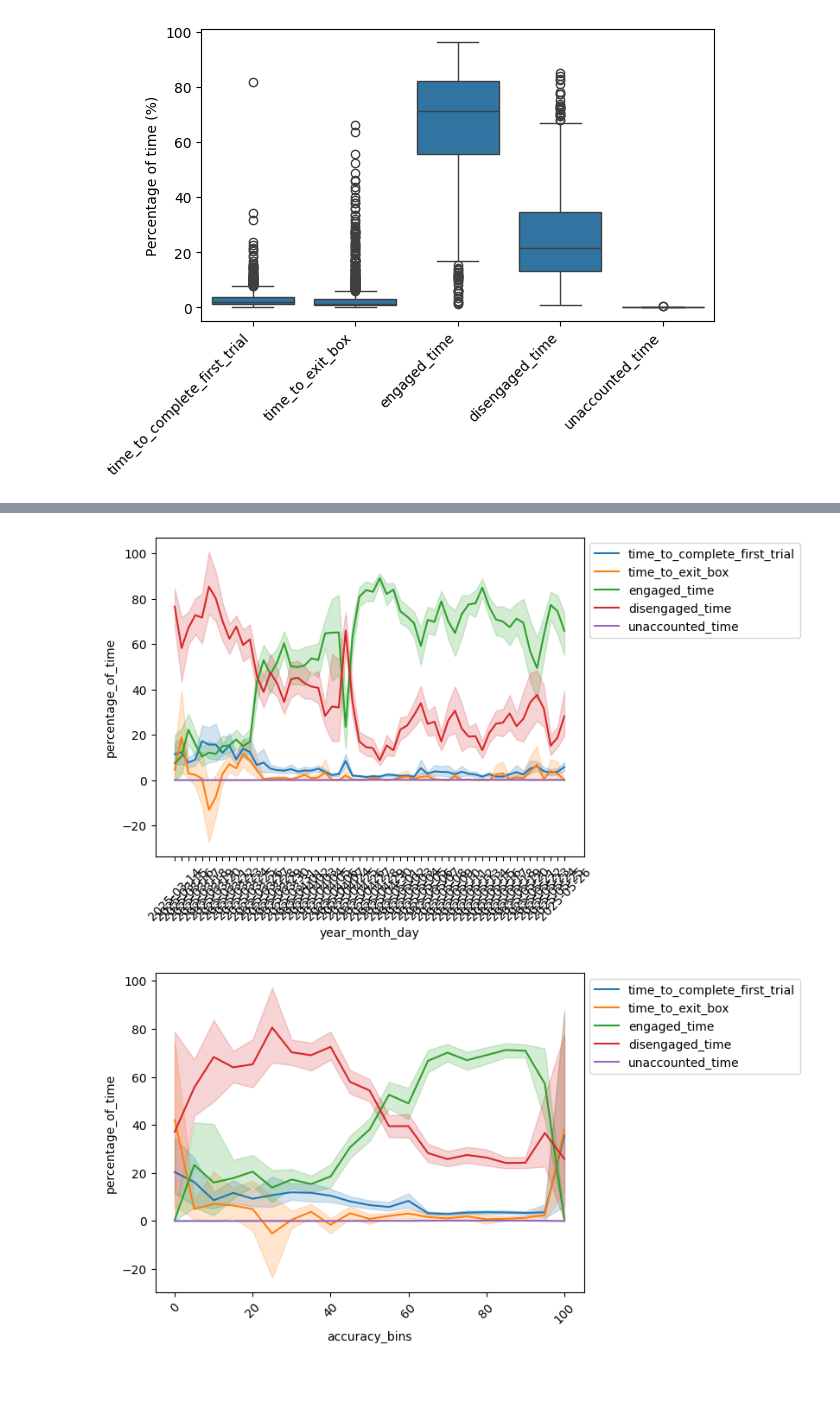
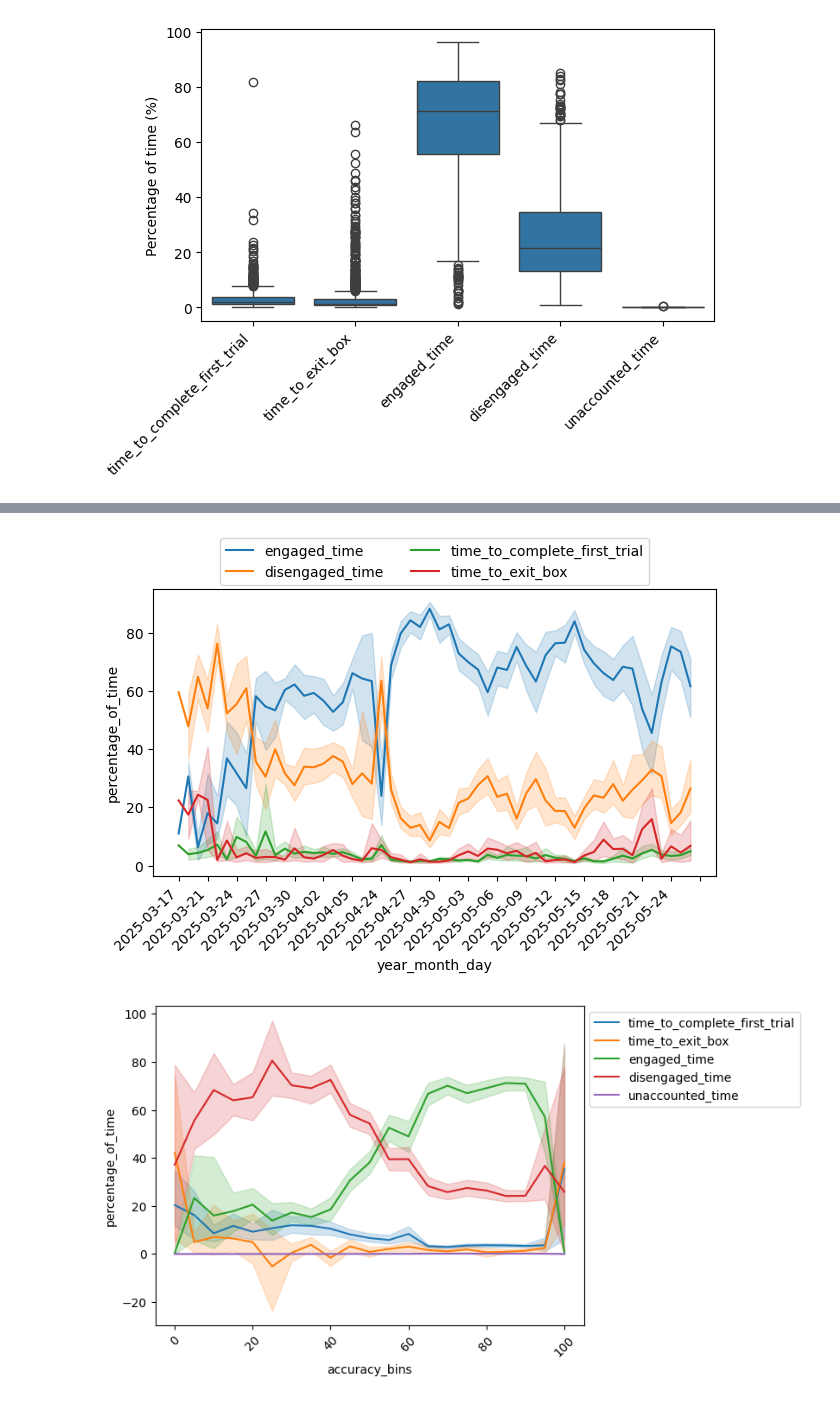
Before and after one commit to LearningCircuitsLab/behavior-analysis-notebooks, a Jupyter notebook: engagement_analysis.ipynb, the cells around one changed output, grey strips where cells are left out. Drawn from its saved outputs; the diff is of its cells as text; code cells hidden in the pictures.

```diff
--- a/engagement_analysis.ipynb
+++ b/engagement_analysis.ipynb
@@ -372,7 +219,7 @@ def find_next_end_task_time_in_events(events_df: pd.DataFrame, date: str, subjec
 # %%
 # find the end events for all the dates in df2afc using apply method
 session_duration_df = df2afc.groupby('date')['subject'].first().reset_index(drop=False)
-session_duration_df["end_of_session_result_search"]= session_duration_df.apply(lambda x: find_next_end_task_time_in_events(events_df, x['date'], x['subject']), axis=1)
+session_duration_df["end_of_session_result_search"]= session_duration_df.apply(lambda x: utils.find_next_end_task_time_in_events(events_df, x['date'], x['subject']), axis=1)
 # %% [output]
 Subject mismatch for 2025-04-02 08:44:36: expected ACV001, found ACV003.
 # %%
@@ -446,7 +245,7 @@ plt.show()
 fig, axs = plt.subplots(ncols=len(df2afc.subject.unique()), nrows=1, figsize=(10, 3), sharey=True)
 axs = axs.ravel()
 for i, subject in enumerate(df2afc.subject.unique()):
-    df_mouse = df2afc[df2afc['subject'] == subject]
+    df_mouse = df2afc[df2afc['subject'] == subject].copy()
     df_mouse['td_log'] = np.log(df_mouse['trial_duration'])
     sns.histplot(data=df_mouse, y='td_log', ax=axs[i], bins=100)
     # horizontal line at the median
@@ -492,7 +274,7 @@ df2afc['day_session'] = df2afc['date'].apply(is_day_session)
 fig, axs = plt.subplots(ncols=len(df2afc.subject.unique()), nrows=1, figsize=(10, 3), sharey=True)
 axs = axs.ravel()
 for i, subject in enumerate(df2afc.subject.unique()):
-    df_mouse = df2afc[df2afc['subject'] == subject]
+    df_mouse = df2afc[df2afc['subject'] == subject].copy()
     df_mouse['td_log'] = np.log(df_mouse['trial_duration'])
     sns.histplot(data=df_mouse, y='td_log', hue='day_session', ax=axs[i], bins=100)
     # horizontal line at the median
@@ -683,13 +342,15 @@ I keep some of the above cells for now but this can be deleted at some point
 # %%
 # plot this for each subject
+gsbu_df = dft.add_day_column_to_df(gsbu_df)
 fig, axs = plt.subplots(nrows=len(gsbu_df.subject.unique()), ncols=1, figsize=(10,20))
 axs = axs.ravel()
 for i, sel_sub in enumerate(gsbu_df.subject.unique()):
-    gsbu_df_sel = gsbu_df[gsbu_df['subject'] == sel_sub]
+    gsbu_df_sel = gsbu_df[gsbu_df['subject'] == sel_sub].copy()
+    hue_order = ['engaged_time', 'disengaged_time', 'time_to_complete_first_trial', 'time_to_exit_box']
     axs[i].set_title(sel_sub)
-    sns.lineplot(data=gsbu_df_sel, x='date', y='percentage_of_time', hue='time_type', ax=axs[i])
-    plt.xticks(rotation=45)
+    sns.lineplot(data=gsbu_df_sel, x='year_month_day', y='percentage_of_time', hue='time_type', ax=axs[i], hue_order=hue_order)
     # show legend on the right outside the plot
     axs[i].legend(loc='upper left', bbox_to_anchor=(1, 1))
+plt.tight_layout()
 plt.show()
 # %% [output]
@@ -697,15 +358,18 @@ plt.show()
 # %%
-# show the mean
-gsbu_df = dft.add_day_column_to_df(gsbu_df)
+# show all mixed
 # sort by date
 gsbu_df = gsbu_df.sort_values(by='year_month_day')
-sns.lineplot(data=gsbu_df, x='year_month_day', y='percentage_of_time', hue='time_type', estimator='mean')
-plt.xticks(rotation=45)
-# legend outside the plot
-plt.legend(loc='upper left', bbox_to_anchor=(1, 1))
+sns.lineplot(data=gsbu_df, x='year_month_day', y='percentage_of_time', hue='time_type', estimator='mean', hue_order=hue_order)
+# align x ticks to the end
+plt.xticks(rotation=45, ha='right')
+# legend on top of the plot on one row
+plt.legend(loc='upper center', bbox_to_anchor=(0.5, 1.2), ncol=2)
+# don't show more than 20 x ticks
+plt.gca().xaxis.set_major_locator(plt.MaxNLocator(20))
+plt.tight_layout()
 plt.show()
 # %% [output]
-[figure, old version]
+[figure, new version]
 # %%
 # same but match to accuracy
 gsbu_df["accuracy_bins"] = gsbu_df["accuracy"] // 5 * 5
```
Also changed, not shown: parts of 43 cells of this notebook, 24 other files.
